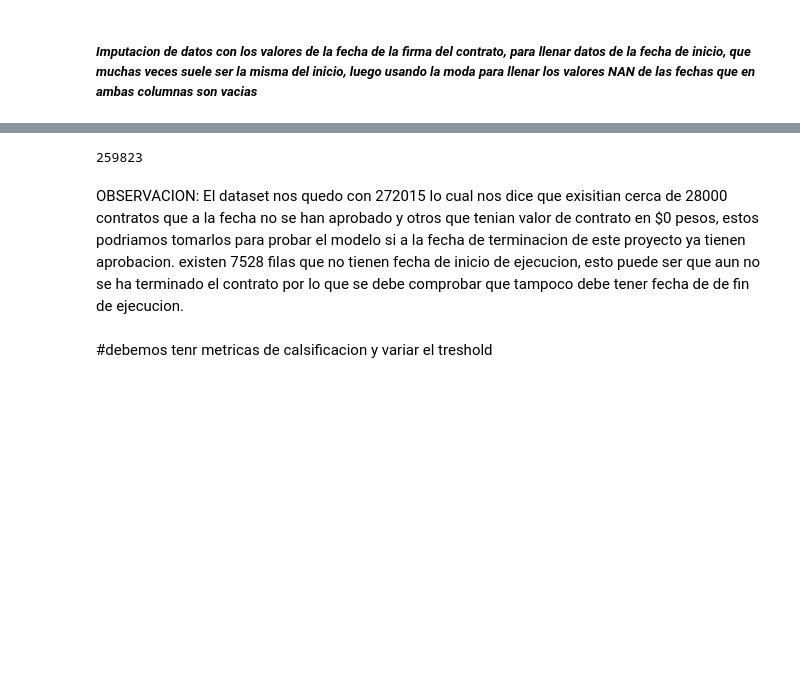
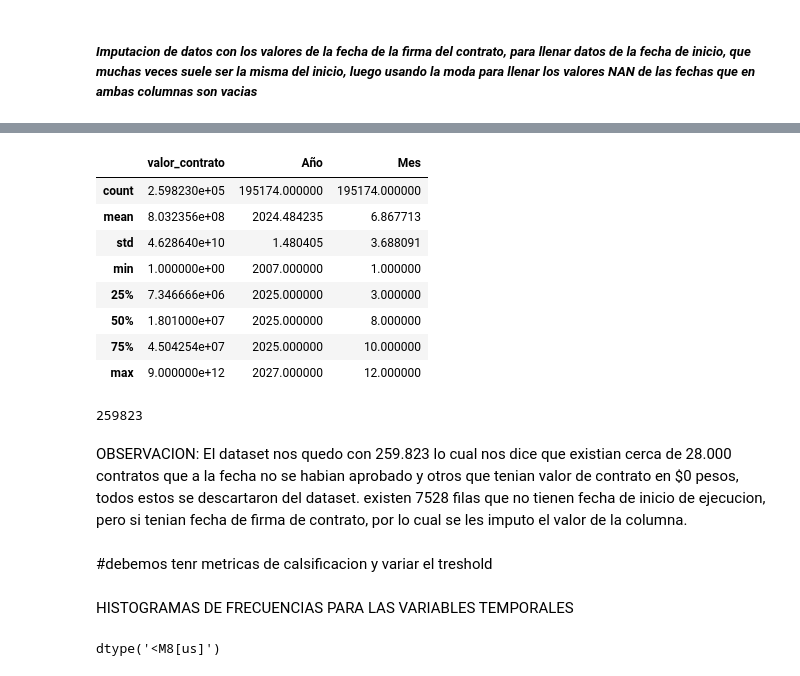
Before and after one commit to dmontillao/proyecto-final, a Jupyter notebook: Proyecyto-final.ipynb, the cells around one changed output, grey strips where cells are left out. Saved outputs shown, nothing was run; the diff lists cells and outputs as text; code cells hidden in the pictures; blank space fills up the shorter version.

```diff
--- a/Proyecyto-final.ipynb
+++ b/Proyecyto-final.ipynb
@@ -296,24 +466,12 @@ plt.show()
 # 1. Cruce entre columnas
 
 #Llenar los vacíos de la fecha de inicio con los valores de la firma del contrato
-df['fecha_inicio_ejecucion'] = df['fecha_inicio_ejecucion'].combine_first(df['fecha_de_firma_del_contrato'])
+#df['fecha_inicio_ejecucion'] = df['fecha_inicio_ejecucion'].combine_first(df['fecha_de_firma_del_contrato'])
 #funciona a la inversa para llenar los datos
-df['fecha_de_firma_del_contrato'] = df['fecha_de_firma_del_contrato'].combine_first(df['fecha_inicio_ejecucion'])
+#df['fecha_de_firma_del_contrato'] = df['fecha_de_firma_del_contrato'].combine_first(df['fecha_inicio_ejecucion'])
 
 # 2. Usamos la moda aquí como ejemplo por ser lo más frecuente
-moda_fecha = df['fecha_inicio_ejecucion'].mode()[0]
+#moda_fecha = df['fecha_inicio_ejecucion'].mode()[0]
 
-df['fecha_inicio_ejecucion'] = df['fecha_inicio_ejecucion'].fillna(moda_fecha)
-df['fecha_de_firma_del_contrato'] = df['fecha_de_firma_del_contrato'].fillna(moda_fecha)
-
-#3. Imputación por "Moda" de duración por categoría de la columna como tipo_de_contrato.
-df['duracion_dias'] = (df['fecha_fin_ejecucion'] - df['fecha_inicio_ejecucion']).dt.days
-
-# Calculamos la media de días por tipo de contrato
-media_por_tipo = df.groupby('tipo_de_contrato')['duracion_dias'].transform('mean')
-
-# Llenamos los vacíos: Inicio + (media de días del tipo de contrato)
-mask = df['fecha_fin_ejecucion'].isna()
-df.loc[mask, 'fecha_fin_ejecucion'] = df.loc[mask, 'fecha_inicio_ejecucion'] + pd.to_timedelta(media_por_tipo[mask], unit='D')
-
- #df['fecha_fin_ejecucion'] = pd.to_datetime(df['fecha_fin_ejecucion']).dt.date
+#df['fecha_inicio_ejecucion'] = df['fecha_inicio_ejecucion'].fillna(moda_fecha)
+#df['fecha_de_firma_del_contrato'] = df['fecha_de_firma_del_contrato'].fillna(moda_fecha)
@@ -351,9 +516,27 @@ memory usage: 255.8 MB
+# %%
+df.describe(include='number')
+# %% [output]
+|  | valor_contrato | Año | Mes |
+| count | 2.598230e+05 | 195174.000000 | 195174.000000 |
+| mean | 8.032356e+08 | 2024.484235 | 6.867713 |
+| std | 4.628640e+10 | 1.480405 | 3.688091 |
+| min | 1.000000e+00 | 2007.000000 | 1.000000 |
+| 25% | 7.346666e+06 | 2025.000000 | 3.000000 |
+| 50% | 1.801000e+07 | 2025.000000 | 8.000000 |
+| 75% | 4.504254e+07 | 2025.000000 | 10.000000 |
+| max | 9.000000e+12 | 2027.000000 | 12.000000 |
 # %%
 #comprobamos cuantas filas quedan
 df.shape[0]
 # %% [output]
 259823
 # %% [markdown]
-OBSERVACION: El dataset nos quedo con 272015 lo cual nos dice que exisitian cerca de 28000 contratos que a la fecha no se han aprobado y otros que tenian valor de contrato en $0 pesos, estos podriamos tomarlos para probar el modelo si a la fecha de terminacion de este proyecto ya tienen aprobacion. existen  7528  filas que no tienen fecha de inicio de ejecucion, esto puede ser que aun no se ha terminado el contrato por lo que se debe comprobar que tampoco debe tener fecha de de fin de ejecucion.
+OBSERVACION: El dataset nos quedo con 259.823 lo cual nos dice que existian cerca de 28.000 contratos que a la fecha no se habian aprobado y otros que tenian valor de contrato en $0 pesos, todos estos se descartaron del dataset. existen  7528  filas que no tienen fecha de inicio de ejecucion, pero si tenian fecha de firma de contrato, por lo cual se les imputo el valor de la columna.
 # %% [markdown]
 #debemos tenr metricas de calsificacion y variar el treshold
+# %% [markdown]
+HISTOGRAMAS DE FRECUENCIAS PARA LAS VARIABLES TEMPORALES
+# %%
+df['fecha_de_firma_del_contrato'].dtype
+# %% [output]
+dtype('<M8[us]')
```
Also changed, not shown: parts of 22 cells of this notebook.
